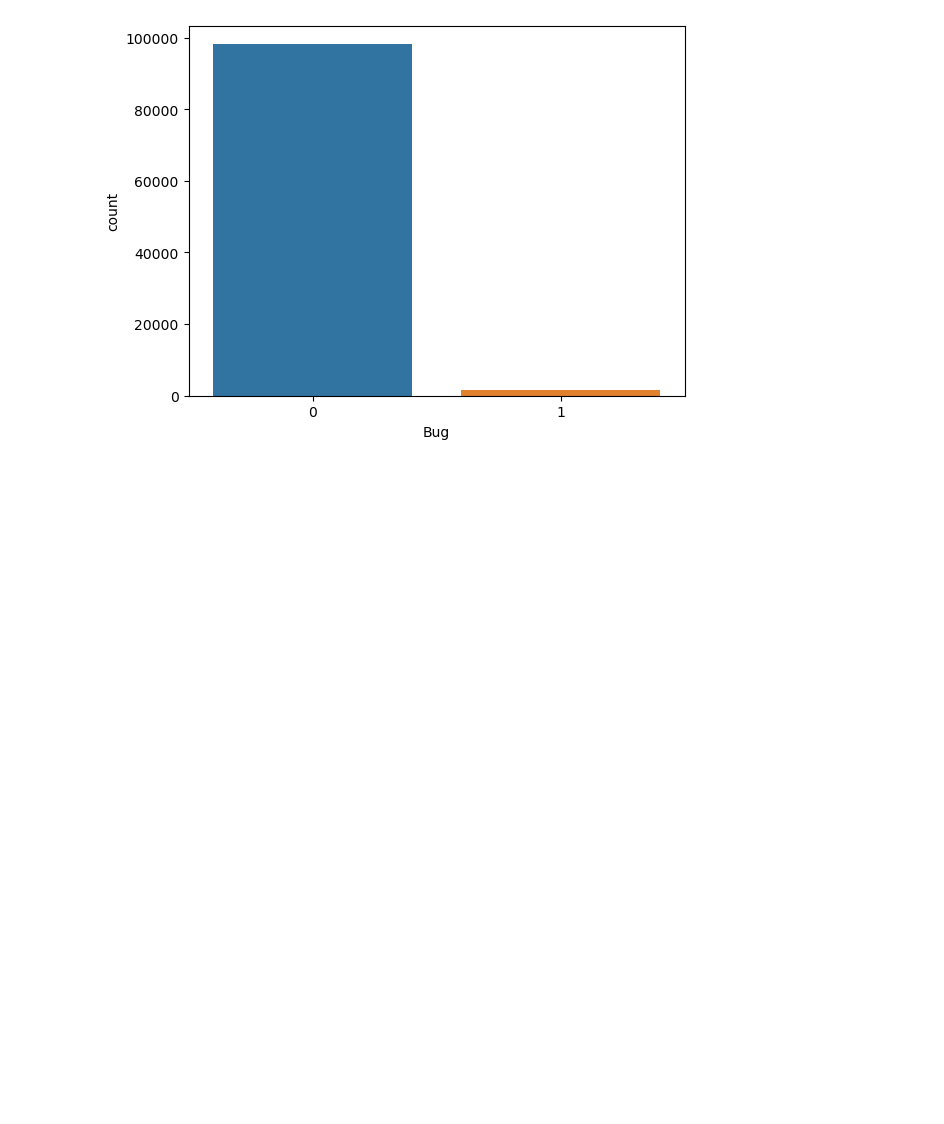
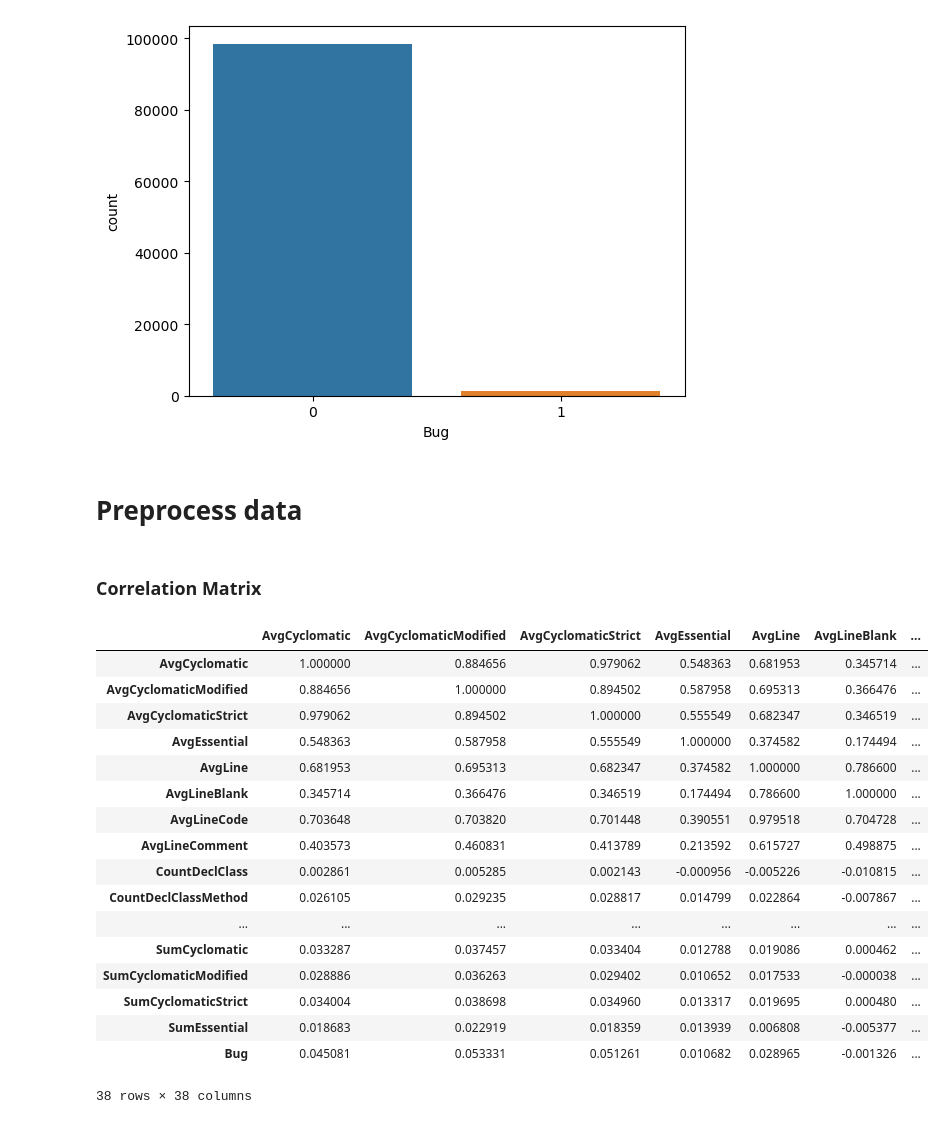
Before and after one commit to ahenrij/ets-mgl869-hive, a Jupyter notebook: src/lab/notebooks/dataset.ipynb, the cells around one changed output. Drawn from its saved outputs; the diff is of its cells as text; code cells hidden in the pictures; blank space fills up the shorter version.

```diff
--- a/src/lab/notebooks/dataset.ipynb
+++ b/src/lab/notebooks/dataset.ipynb
@@ -238,3 +266,28 @@ sns.countplot(dataset, x="Bug")
 [figure]
 # %%
 dataset.to_csv(OUTPUT_DIR + "dataset.csv", index=False)
+# %% [markdown]
+# Preprocess data
+# %% [markdown]
+### Correlation Matrix
+# %%
+dataset.corr()
+# %% [output]
+|  | AvgCyclomatic | AvgCyclomaticModified | AvgCyclomaticStrict | AvgEssential | AvgLine | AvgLineBlank | ... |
+| AvgCyclomatic | 1.000000 | 0.884656 | 0.979062 | 0.548363 | 0.681953 | 0.345714 | ... |
+| AvgCyclomaticModified | 0.884656 | 1.000000 | 0.894502 | 0.587958 | 0.695313 | 0.366476 | ... |
+| AvgCyclomaticStrict | 0.979062 | 0.894502 | 1.000000 | 0.555549 | 0.682347 | 0.346519 | ... |
+| AvgEssential | 0.548363 | 0.587958 | 0.555549 | 1.000000 | 0.374582 | 0.174494 | ... |
+| AvgLine | 0.681953 | 0.695313 | 0.682347 | 0.374582 | 1.000000 | 0.786600 | ... |
+| AvgLineBlank | 0.345714 | 0.366476 | 0.346519 | 0.174494 | 0.786600 | 1.000000 | ... |
+| AvgLineCode | 0.703648 | 0.703820 | 0.701448 | 0.390551 | 0.979518 | 0.704728 | ... |
+| AvgLineComment | 0.403573 | 0.460831 | 0.413789 | 0.213592 | 0.615727 | 0.498875 | ... |
+| CountDeclClass | 0.002861 | 0.005285 | 0.002143 | -0.000956 | -0.005226 | -0.010815 | ... |
+| CountDeclClassMethod | 0.026105 | 0.029235 | 0.028817 | 0.014799 | 0.022864 | -0.007867 | ... |
+| ... | ... | ... | ... | ... | ... | ... | ... |
+| SumCyclomatic | 0.033287 | 0.037457 | 0.033404 | 0.012788 | 0.019086 | 0.000462 | ... |
+| SumCyclomaticModified | 0.028886 | 0.036263 | 0.029402 | 0.010652 | 0.017533 | -0.000038 | ... |
+| SumCyclomaticStrict | 0.034004 | 0.038698 | 0.034960 | 0.013317 | 0.019695 | 0.000480 | ... |
+| SumEssential | 0.018683 | 0.022919 | 0.018359 | 0.013939 | 0.006808 | -0.005377 | ... |
+| Bug | 0.045081 | 0.053331 | 0.051261 | 0.010682 | 0.028965 | -0.001326 | ... |
+38 rows × 38 columns
```
Also changed, not shown: parts of 9 cells of this notebook, 1 other file.
